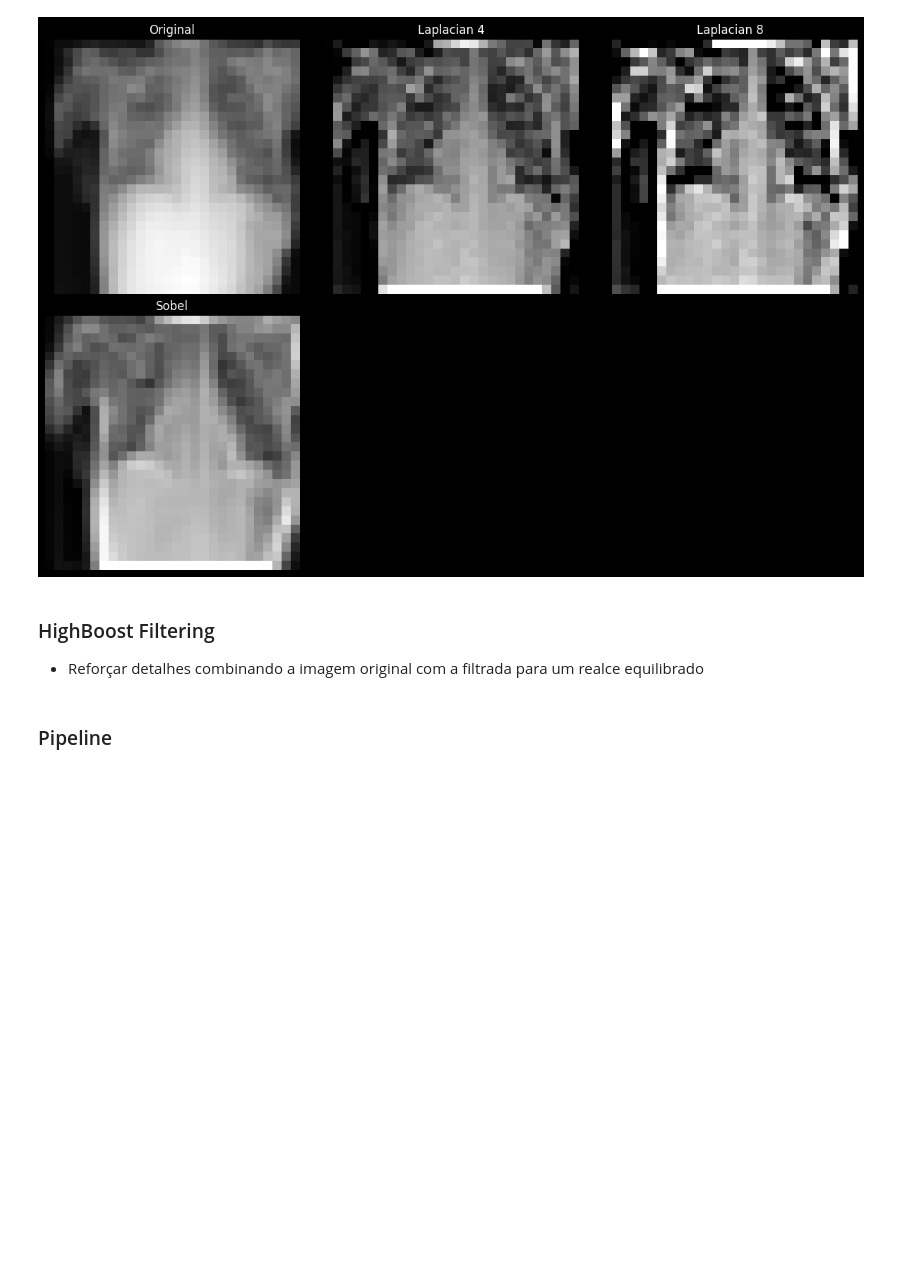
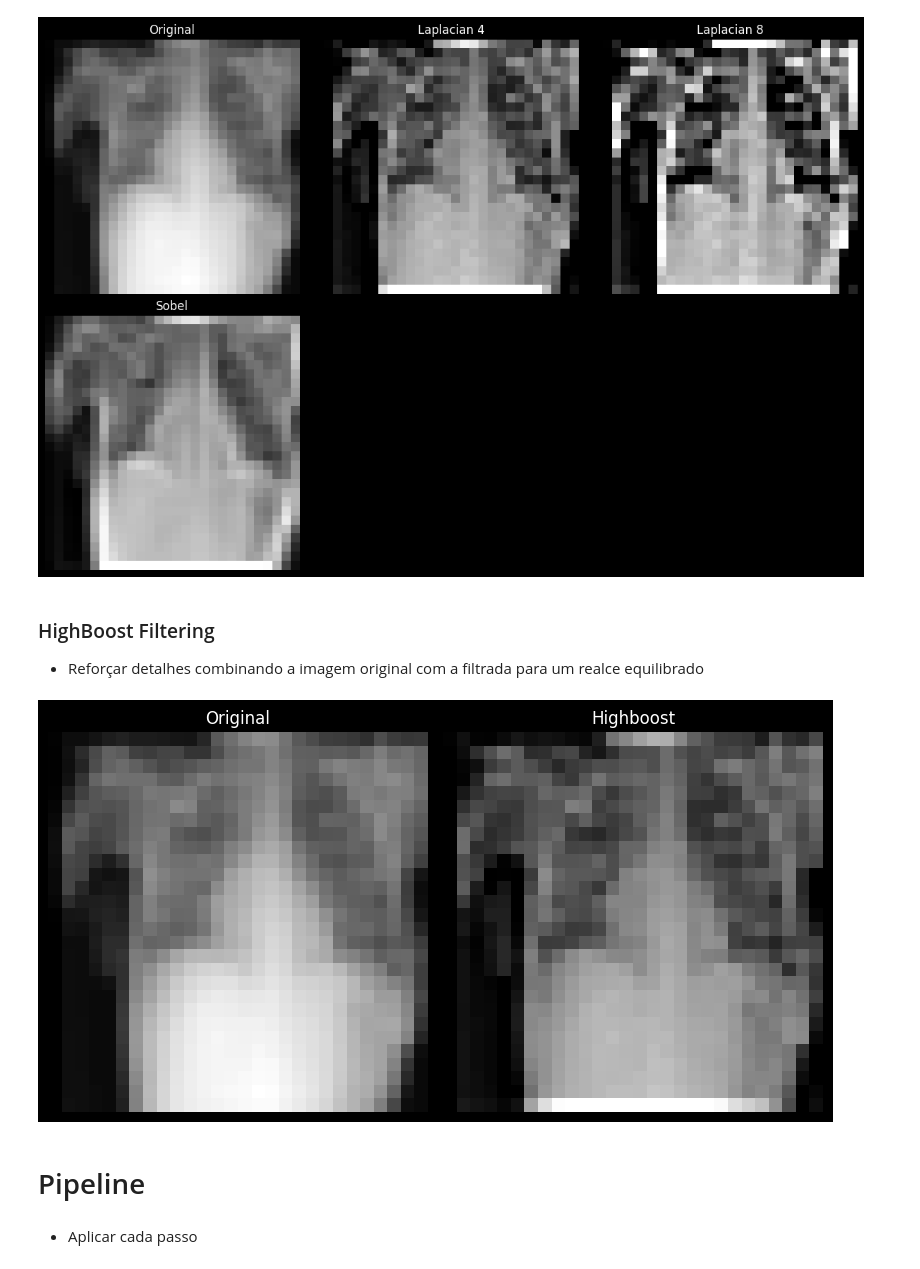
Before and after one commit to pedrxbro/digital-image-processing, a Jupyter notebook: medical-image-processing-pipeline/main.ipynb, the cells around one changed output. Cells and saved outputs as stored; diff of their text form; code cells hidden in the pictures; blank space fills up the shorter version.

Commit message:
feat: implementando função de aplicar passos da pipeline

```diff
--- a/medical-image-processing-pipeline/main.ipynb
+++ b/medical-image-processing-pipeline/main.ipynb
@@ -584,5 +585,17 @@ show_images_grid(
 # %% [markdown]
 ### HighBoost Filtering
 - Reforçar detalhes combinando a imagem original com a filtrada para um realce equilibrado
+# %%
+img_original = img_1
+_, _, img_final = highboost_filter(img_original, kernel_size=3, sigma=1.0, k=2.0)
+
+show_images_grid(
+    [img_original, img_final],
+    ["Original", "Highboost"]
+)
+# %% [output]
+[figure, added]
 # %% [markdown]
-### Pipeline
+# Pipeline
+# %% [markdown]
+- Aplicar cada passo
```
Also changed, not shown: parts of 2 cells of this notebook.
